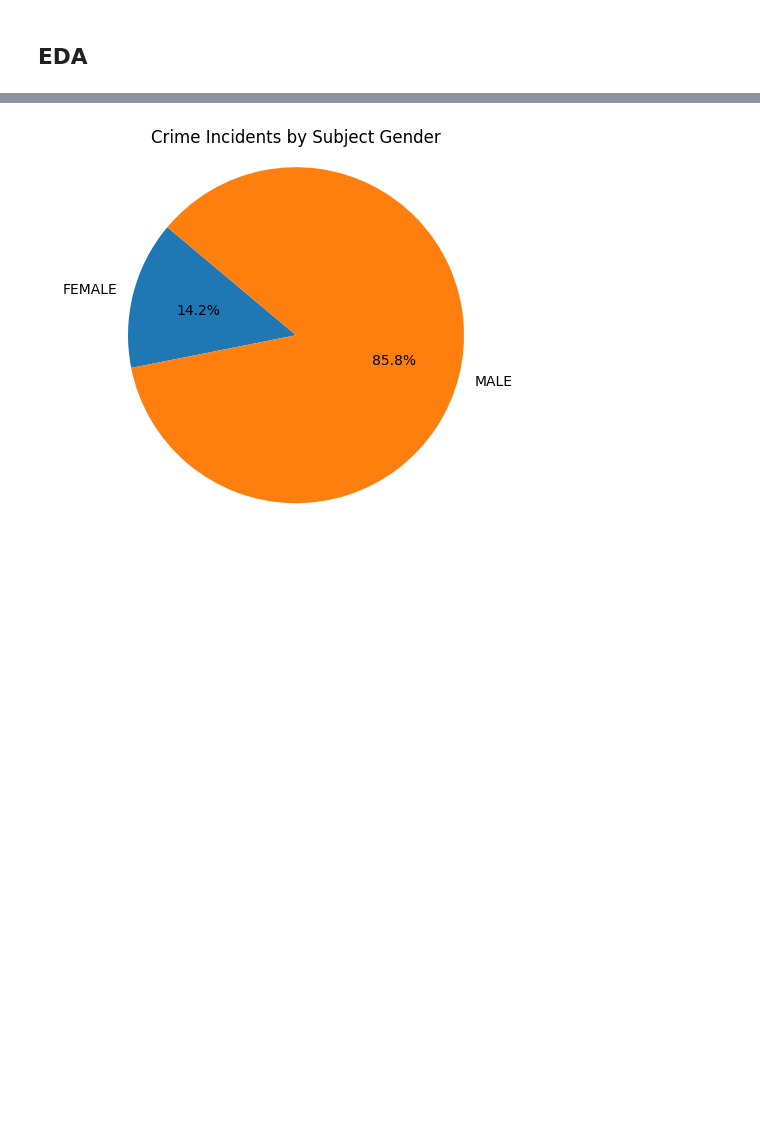
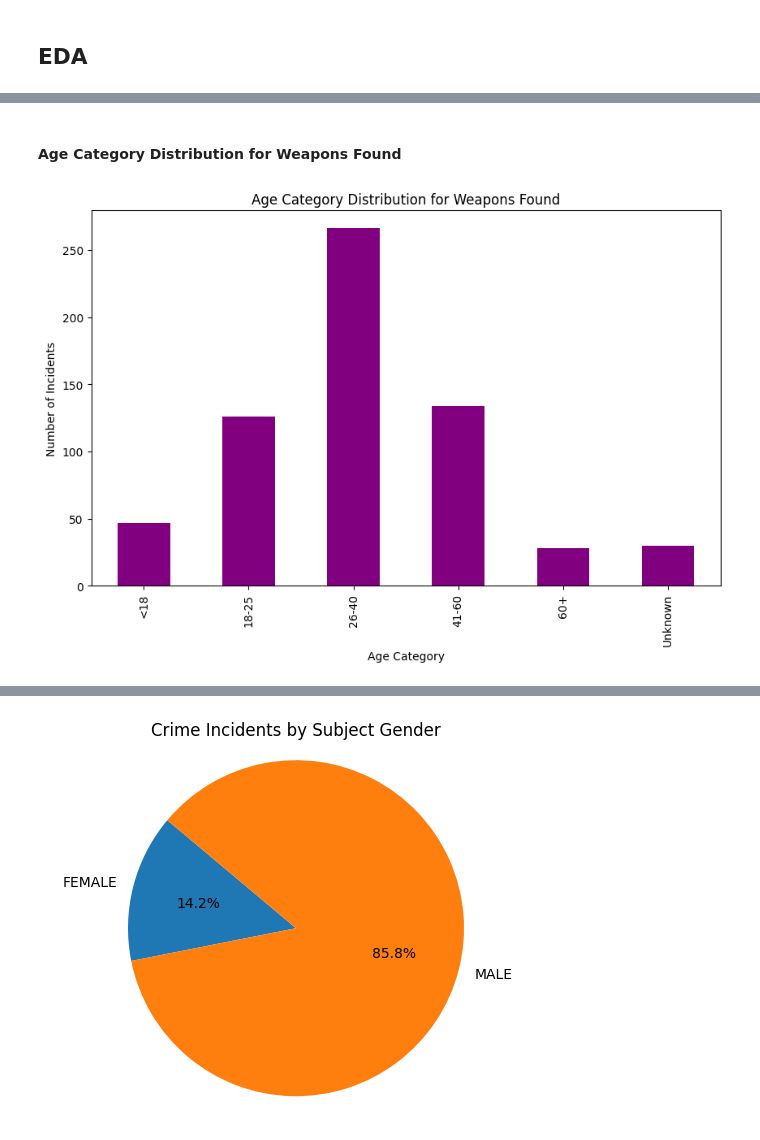
Before and after one commit to arsalananwar11/Safeguarding-NYC-Analyzing-Crime-Patterns-using-Big-Data, a Jupyter notebook: exploratory_data_analysis/eda_business_use_of_force.ipynb, the cells around one changed output, grey strips where cells are left out. Saved outputs shown, nothing was run; the diff lists cells and outputs as text; code cells hidden in the pictures; blank space fills up the shorter version.

```diff
--- a/exploratory_data_analysis/eda_business_use_of_force.ipynb
+++ b/exploratory_data_analysis/eda_business_use_of_force.ipynb
@@ -59,0 +180,11 @@ use_of_force_combined_pandas_df.head()
+# %% [markdown]
+#### Age Category Distribution for Weapons Found
+# %%
+plt.figure(figsize=(10, 6))
+weapons_df['Age Category'].value_counts().sort_index().plot(kind='bar', color='purple')
+plt.title('Age Category Distribution for Weapons Found')
+plt.xlabel('Age Category')
+plt.ylabel('Number of Incidents')
+plt.show()
+# %% [output]
+[figure, added]
```
Also changed, not shown: parts of 44 cells of this notebook.
